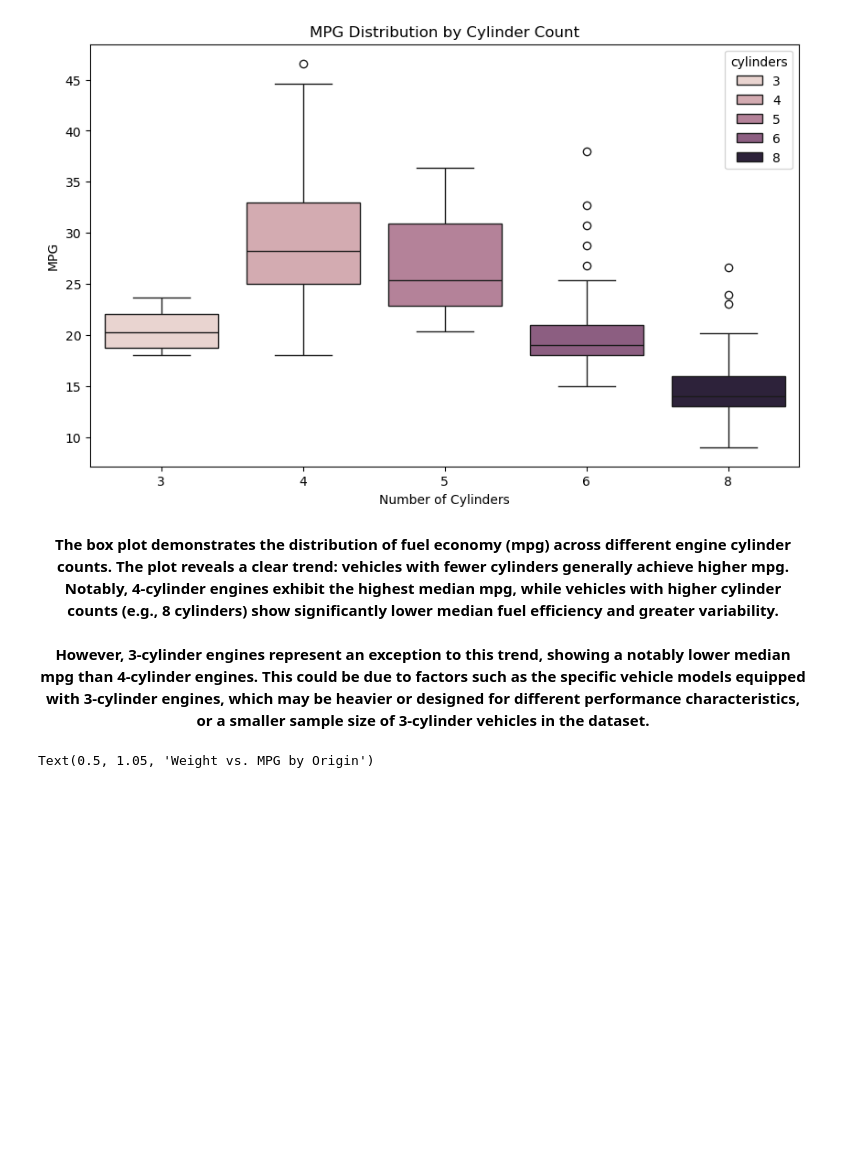
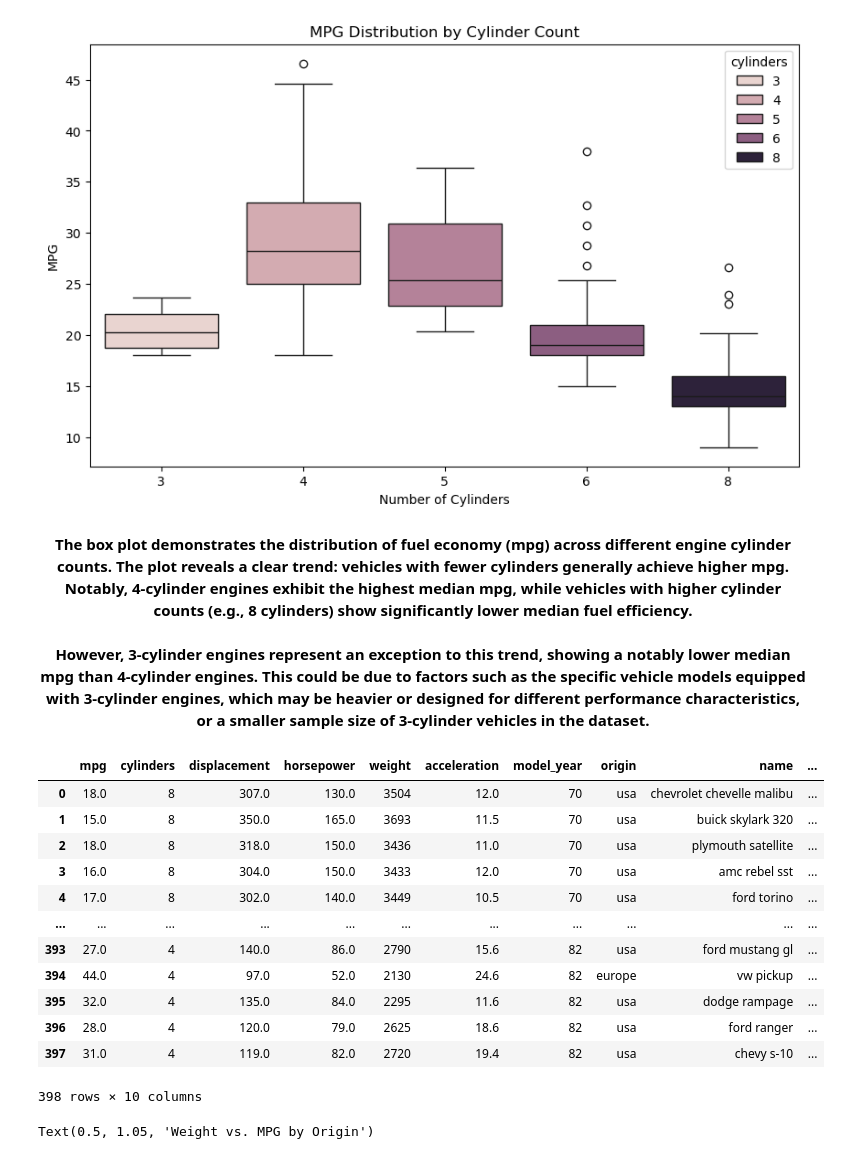
Before and after one commit to milesck/Fuel-Economy-Analysis, a Jupyter notebook: Python Portfolio Project.ipynb, the cells around one changed output. Drawn from its saved outputs; the diff is of its cells as text; code cells hidden in the pictures; blank space fills up the shorter version.

```diff
--- a/Python Portfolio Project.ipynb
+++ b/Python Portfolio Project.ipynb
@@ -115,7 +115,28 @@ Text(0, 0.5, 'MPG')
 [figure]
 # %% [markdown]
 <div style="text-align: center; font-size: 15px; font-weight: bold;">
-The box plot demonstrates the distribution of fuel economy (mpg) across different engine cylinder counts. The plot reveals a clear trend: vehicles with fewer cylinders generally achieve higher mpg. Notably, 4-cylinder engines exhibit the highest median mpg, while vehicles with higher cylinder counts (e.g., 8 cylinders) show significantly lower median fuel efficiency and greater variability.<br><br> However, 3-cylinder engines represent an exception to this trend, showing a notably lower median mpg than 4-cylinder engines. This could be due to factors such as the specific vehicle models equipped with 3-cylinder engines, which may be heavier or designed for different performance characteristics, or a smaller sample size of 3-cylinder vehicles in the dataset.</div>
+The box plot demonstrates the distribution of fuel economy (mpg) across different engine cylinder counts. The plot reveals a clear trend: vehicles with fewer cylinders generally achieve higher mpg. Notably, 4-cylinder engines exhibit the highest median mpg, while vehicles with higher cylinder counts (e.g., 8 cylinders) show significantly lower median fuel efficiency.<br><br> However, 3-cylinder engines represent an exception to this trend, showing a notably lower median mpg than 4-cylinder engines. This could be due to factors such as the specific vehicle models equipped with 3-cylinder engines, which may be heavier or designed for different performance characteristics, or a smaller sample size of 3-cylinder vehicles in the dataset.</div>
+# %%
+#Extracting "Make" from "Name" column to prepare for scatter plot visualization
+def get_make(car_name):
+    return car_name.split()[0]
+mpg['make'] = mpg['name'].apply(get_make)
+
+mpg
+# %% [output]
+|  | mpg | cylinders | displacement | horsepower | weight | acceleration | model_year | origin | name | ... |
+| 0 | 18.0 | 8 | 307.0 | 130.0 | 3504 | 12.0 | 70 | usa | chevrolet chevelle malibu | ... |
+| 1 | 15.0 | 8 | 350.0 | 165.0 | 3693 | 11.5 | 70 | usa | buick skylark 320 | ... |
+| 2 | 18.0 | 8 | 318.0 | 150.0 | 3436 | 11.0 | 70 | usa | plymouth satellite | ... |
+| 3 | 16.0 | 8 | 304.0 | 150.0 | 3433 | 12.0 | 70 | usa | amc rebel sst | ... |
+| 4 | 17.0 | 8 | 302.0 | 140.0 | 3449 | 10.5 | 70 | usa | ford torino | ... |
+| ... | ... | ... | ... | ... | ... | ... | ... | ... | ... | ... |
+| 393 | 27.0 | 4 | 140.0 | 86.0 | 2790 | 15.6 | 82 | usa | ford mustang gl | ... |
+| 394 | 44.0 | 4 | 97.0 | 52.0 | 2130 | 24.6 | 82 | europe | vw pickup | ... |
+| 395 | 32.0 | 4 | 135.0 | 84.0 | 2295 | 11.6 | 82 | usa | dodge rampage | ... |
+| 396 | 28.0 | 4 | 120.0 | 79.0 | 2625 | 18.6 | 82 | usa | ford ranger | ... |
+| 397 | 31.0 | 4 | 119.0 | 82.0 | 2720 | 19.4 | 82 | usa | chevy s-10 | ... |
+398 rows × 10 columns
 # %%
 g= sns.relplot(
     data=mpg,
```
Also changed, not shown: parts of 1 cell of this notebook.
